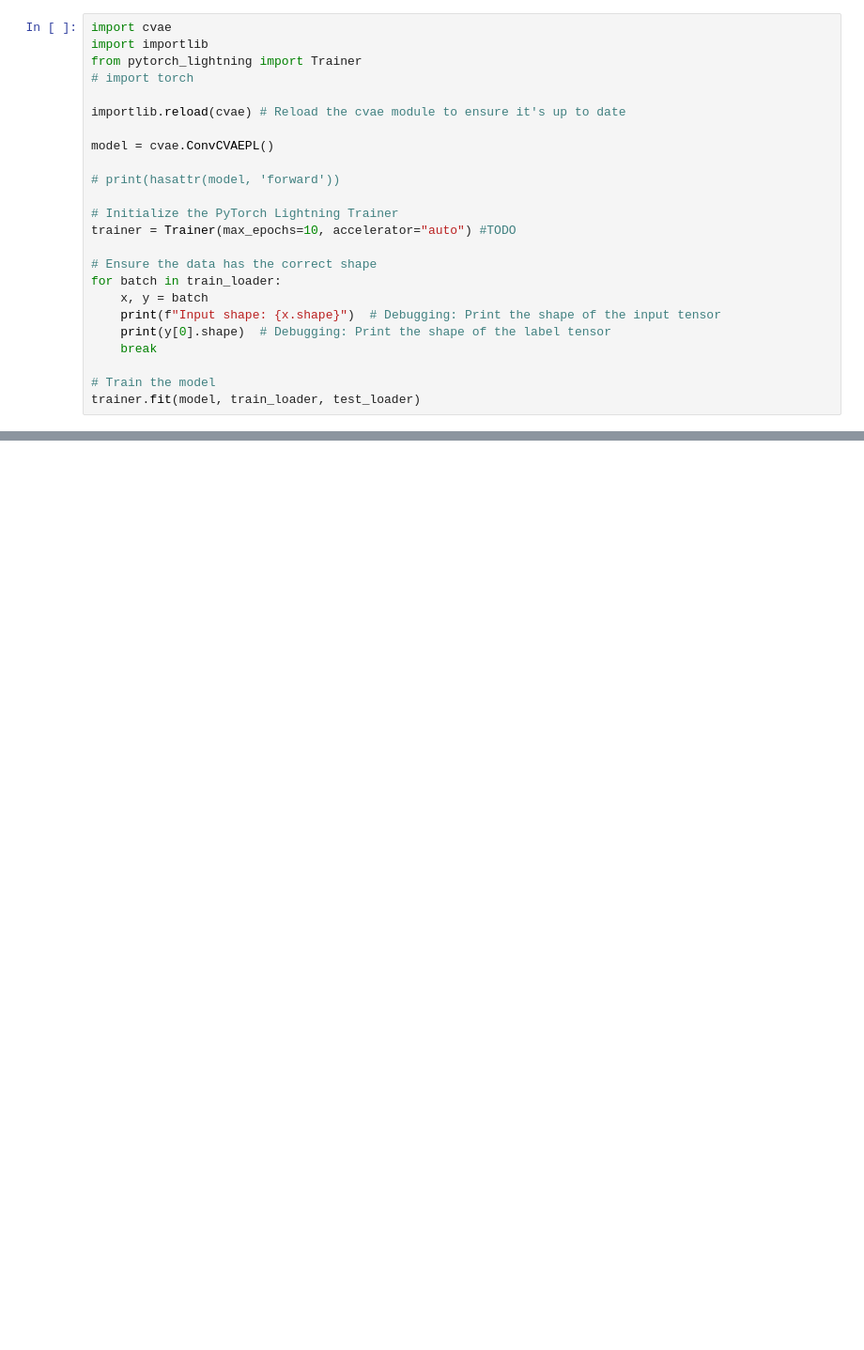
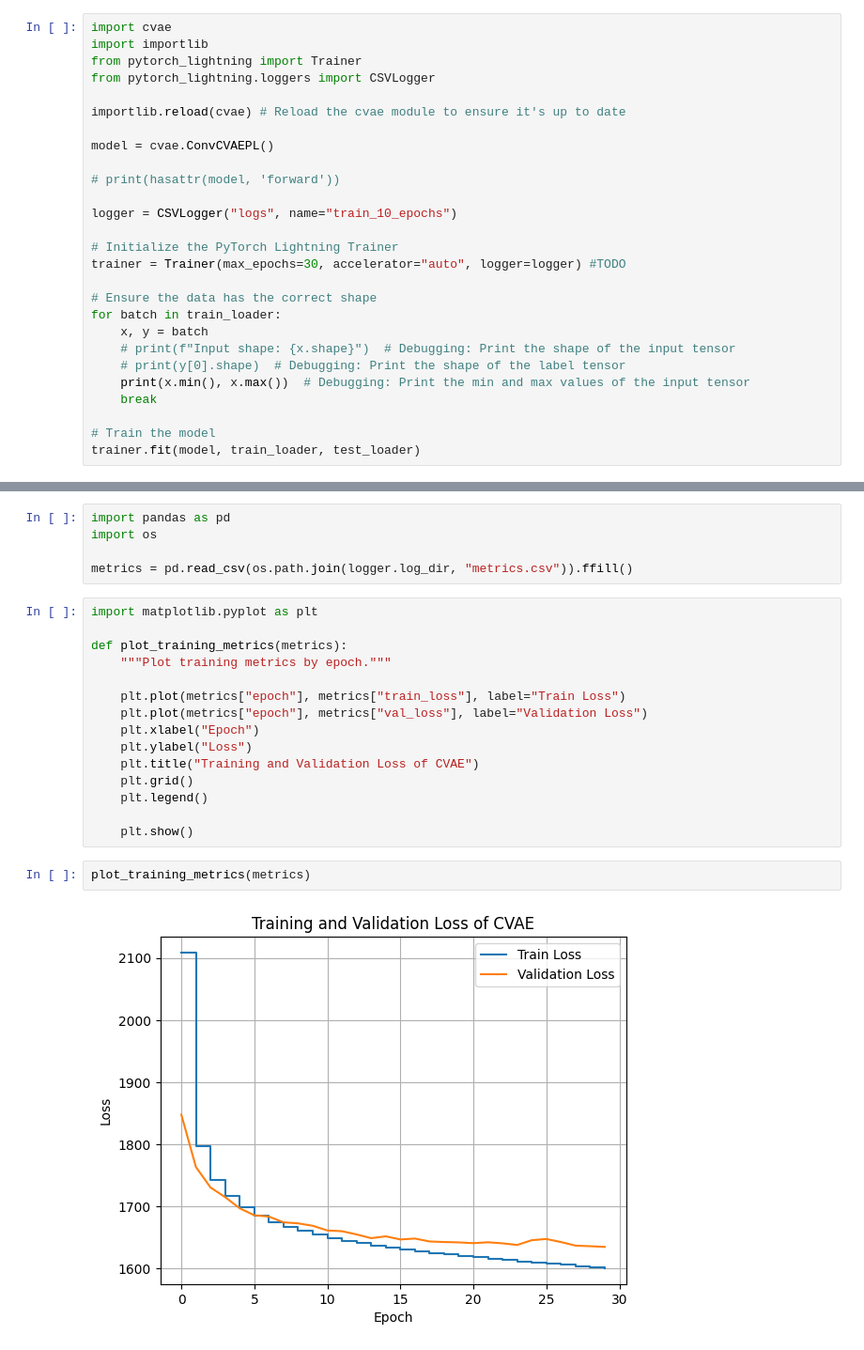
Before and after one commit to O-Albz/TIF360ProjectD, a Jupyter notebook: cvae_mnist.ipynb, the cells around one changed output, grey strips where cells are left out. Shown at 94% size. Saved outputs shown, nothing was run; the diff lists cells and outputs as text; blank space fills up the shorter version.

Commit message:
finish CVAE and add lat space and generation plots

```diff
--- a/cvae_mnist.ipynb
+++ b/cvae_mnist.ipynb
@@ -25,7 +32,7 @@ torch.Size([1, 28, 28])
 import cvae
 import importlib
 from pytorch_lightning import Trainer
-# import torch
+from pytorch_lightning.loggers import CSVLogger
 
 importlib.reload(cvae) # Reload the cvae module to ensure it's up to date
 
@@ -33,14 +40,17 @@ model = cvae.ConvCVAEPL()
 
 # print(hasattr(model, 'forward'))
 
+logger = CSVLogger("logs", name="train_10_epochs")
+
 # Initialize the PyTorch Lightning Trainer
-trainer = Trainer(max_epochs=10, accelerator="auto") #TODO
+trainer = Trainer(max_epochs=30, accelerator="auto", logger=logger) #TODO
 
 # Ensure the data has the correct shape
 for batch in train_loader:
 	x, y = batch
-	print(f"Input shape: {x.shape}")  # Debugging: Print the shape of the input tensor
-	print(y[0].shape)  # Debugging: Print the shape of the label tensor
+	# print(f"Input shape: {x.shape}")  # Debugging: Print the shape of the input tensor
+	# print(y[0].shape)  # Debugging: Print the shape of the label tensor
+	print(x.min(), x.max())  # Debugging: Print the min and max values of the input tensor
 	break
 
 # Train the model
@@ -68,0 +80,24 @@ NameError: name 'exit' is not defined
+# %%
+import pandas as pd
+import os
+
+metrics = pd.read_csv(os.path.join(logger.log_dir, "metrics.csv")).ffill()
+# %%
+import matplotlib.pyplot as plt
+
+def plot_training_metrics(metrics):
+    """Plot training metrics by epoch."""
+
+    plt.plot(metrics["epoch"], metrics["train_loss"], label="Train Loss")
+    plt.plot(metrics["epoch"], metrics["val_loss"], label="Validation Loss")
+    plt.xlabel("Epoch")
+    plt.ylabel("Loss")
+    plt.title("Training and Validation Loss of CVAE")
+    plt.grid()
+    plt.legend()
+
+    plt.show()
+# %%
+plot_training_metrics(metrics)
+# %% [output]
+[figure, added]
```
Also changed, not shown: parts of 12 cells of this notebook, 1 other file.
